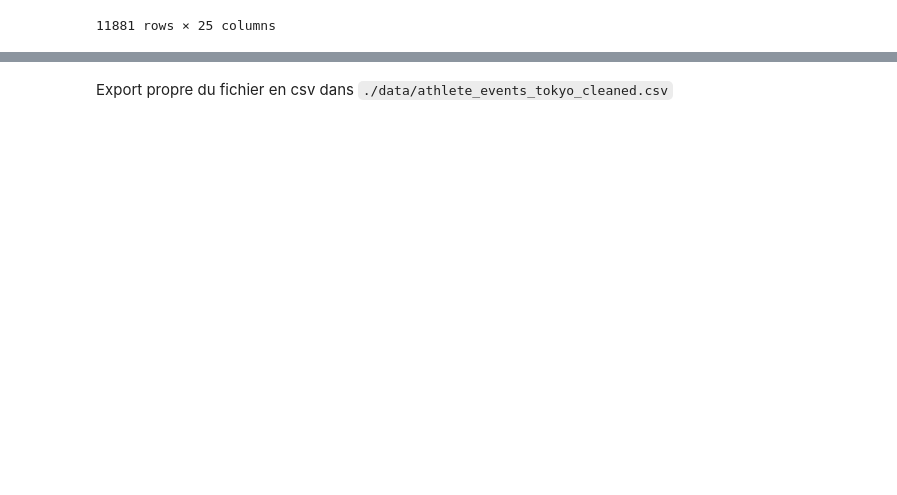
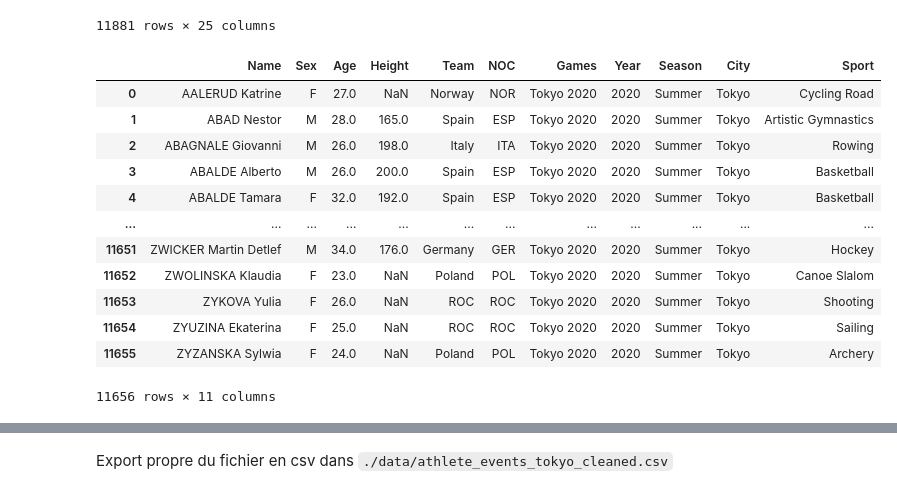
Before and after one commit to nastoo/tp-methodes-pour-analytique, a Jupyter notebook: Misc_dataset_gathering.ipynb, the cells around one changed output, grey strips where cells are left out. Drawn from its saved outputs; the diff is of its cells as text; code cells hidden in the pictures; blank space fills up the shorter version.

```diff
--- a/Misc_dataset_gathering.ipynb
+++ b/Misc_dataset_gathering.ipynb
@@ -172,6 +172,22 @@ for index, row in df_tokyo_athletes.iterrows():
     })
 
 df_complete_tokyo2020 = df_complete_tokyo2020.from_records(athletes_to_be_added)
+# %%
+df_complete_tokyo2020
+# %% [output]
+|  | Name | Sex | Age | Height | Team | NOC | Games | Year | Season | City | Sport |
+| 0 | AALERUD Katrine | F | 27.0 | NaN | Norway | NOR | Tokyo 2020 | 2020 | Summer | Tokyo | Cycling Road |
+| 1 | ABAD Nestor | M | 28.0 | 165.0 | Spain | ESP | Tokyo 2020 | 2020 | Summer | Tokyo | Artistic Gymnastics |
+| 2 | ABAGNALE Giovanni | M | 26.0 | 198.0 | Italy | ITA | Tokyo 2020 | 2020 | Summer | Tokyo | Rowing |
+| 3 | ABALDE Alberto | M | 26.0 | 200.0 | Spain | ESP | Tokyo 2020 | 2020 | Summer | Tokyo | Basketball |
+| 4 | ABALDE Tamara | F | 32.0 | 192.0 | Spain | ESP | Tokyo 2020 | 2020 | Summer | Tokyo | Basketball |
+| ... | ... | ... | ... | ... | ... | ... | ... | ... | ... | ... | ... |
+| 11651 | ZWICKER Martin Detlef | M | 34.0 | 176.0 | Germany | GER | Tokyo 2020 | 2020 | Summer | Tokyo | Hockey |
+| 11652 | ZWOLINSKA Klaudia | F | 23.0 | NaN | Poland | POL | Tokyo 2020 | 2020 | Summer | Tokyo | Canoe Slalom |
+| 11653 | ZYKOVA Yulia | F | 26.0 | NaN | ROC | ROC | Tokyo 2020 | 2020 | Summer | Tokyo | Shooting |
+| 11654 | ZYUZINA Ekaterina | F | 25.0 | NaN | ROC | ROC | Tokyo 2020 | 2020 | Summer | Tokyo | Sailing |
+| 11655 | ZYZANSKA Sylwia | F | 24.0 | NaN | Poland | POL | Tokyo 2020 | 2020 | Summer | Tokyo | Archery |
+11656 rows × 11 columns
 # %%
 # On effectue une jointure droite entre les deux dataframes, de manière à conserver seulement les athlètes avec différentes médailles dans différentes disciplines
 df_merged = pd.merge(df_complete_tokyo2020, df_tokyo_medals, left_on=['Name', 'Sport'], right_on=['athlete_name', 'discipline'], how='inner')
```
Also changed, not shown: parts of 7 cells of this notebook, 4 other files.
